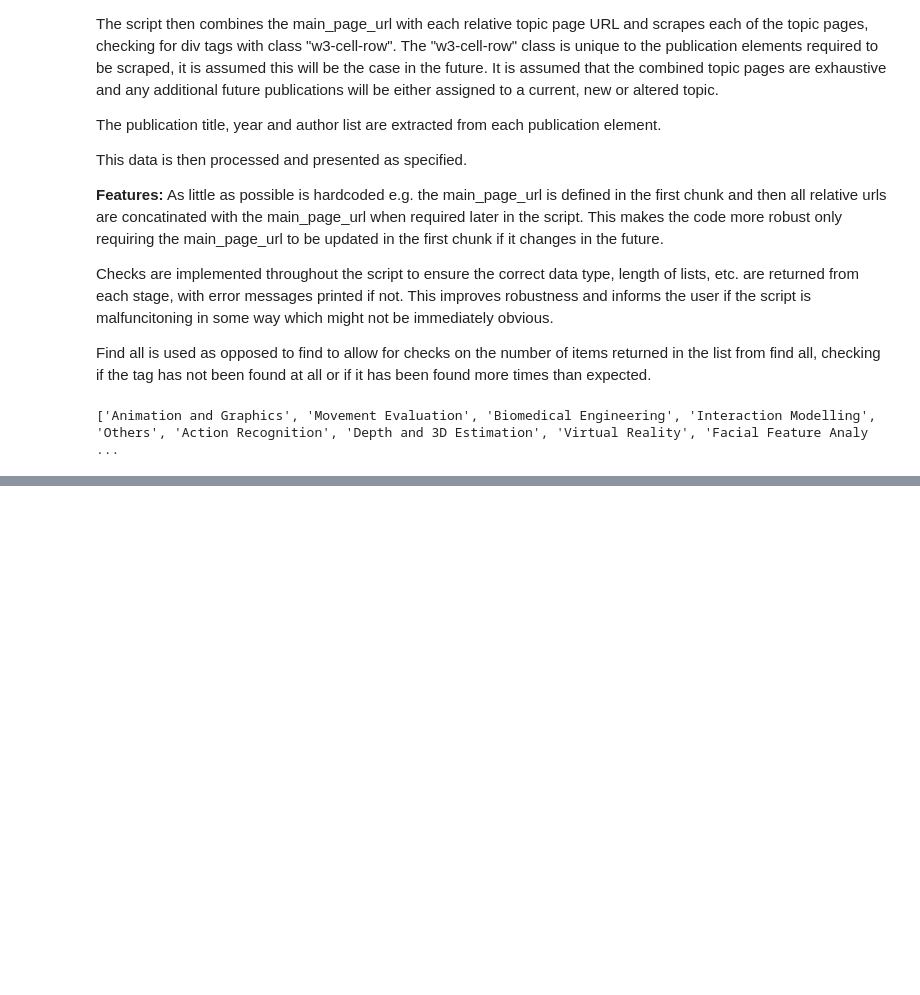
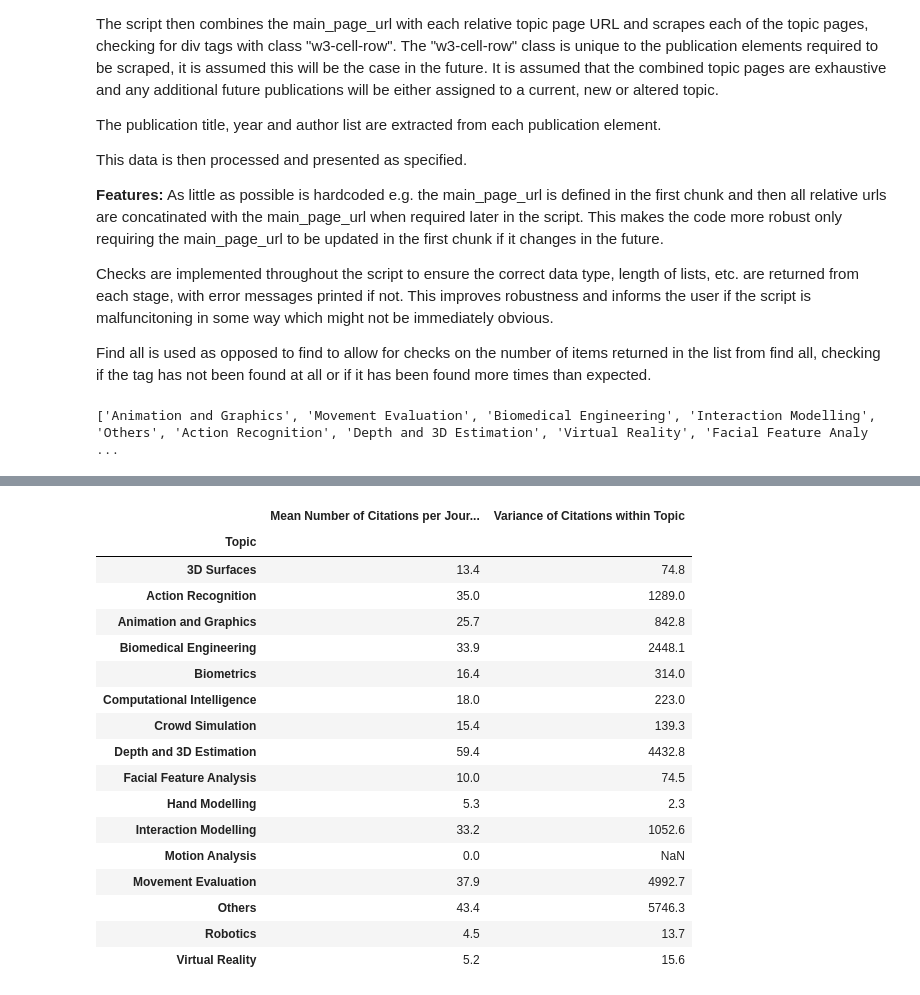
Before and after one commit to alasdair-breasley/pds-assignment, a Jupyter notebook: PDS_Assignment.ipynb, the cells around one changed output, grey strips where cells are left out. Drawn from its saved outputs; the diff is of its cells as text; code cells hidden in the pictures; blank space fills up the shorter version.

```diff
--- a/PDS_Assignment.ipynb
+++ b/PDS_Assignment.ipynb
@@ -466,0 +467,14 @@ print(journal_papers_dataframe)
+# %%
+# TODO: Work out what question means bt filtering for unique values because this doesn't make sense
+# when calculating grouped statistics
+
+# Remove rows with duplicate publication titles grouped by topic - currently none but more robust
+unique_journal_papers_dataframe_bytopic = journal_papers_dataframe.drop_duplicates(subset = ["Topic", "Publication Title"])
+
+# Remove rows with duplicate publication titles
+unique_journal_papers_dataframe = journal_papers_dataframe.drop_duplicates(subset = "Publication Title")
+
+# Convert Number of Citations and LDOR columns to integers in the relevant deduplicated vs deduplicated by group dataframes
+unique_journal_papers_dataframe_bytopic["Number of Citations"] = pd.to_numeric(unique_journal_papers_dataframe_bytopic["Number of Citations"], errors = "coerce")
+
+unique_journal_papers_dataframe["LDOR"] = pd.to_numeric(unique_journal_papers_dataframe["LDOR"], errors = "coerce")
@@ -466,0 +489,29 @@ print(journal_papers_dataframe)
+# %%
+# Create citations table
+citations_dataframe = unique_journal_papers_dataframe_bytopic.groupby("Topic")["Number of Citations"].agg(["mean", "var"])
+
+# Round mean and var columns to 1 decimal place
+citations_dataframe = citations_dataframe.round({"mean" : 1, "var" : 1})
+
+# Rename columns
+citations_dataframe.rename(columns = {"mean" : "Mean Number of Citations per Journal Paper",
+                                      "var" : "Variance of Citations within Topic"})
+# %% [output]
+|  | Mean Number of Citations per Jour... | Variance of Citations within Topic |
+| Topic |  |  |
+| 3D Surfaces | 13.4 | 74.8 |
+| Action Recognition | 35.0 | 1289.0 |
+| Animation and Graphics | 25.7 | 842.8 |
+| Biomedical Engineering | 33.9 | 2448.1 |
+| Biometrics | 16.4 | 314.0 |
+| Computational Intelligence | 18.0 | 223.0 |
+| Crowd Simulation | 15.4 | 139.3 |
+| Depth and 3D Estimation | 59.4 | 4432.8 |
+| Facial Feature Analysis | 10.0 | 74.5 |
+| Hand Modelling | 5.3 | 2.3 |
+| Interaction Modelling | 33.2 | 1052.6 |
+| Motion Analysis | 0.0 | NaN |
+| Movement Evaluation | 37.9 | 4992.7 |
+| Others | 43.4 | 5746.3 |
+| Robotics | 4.5 | 13.7 |
+| Virtual Reality | 5.2 | 15.6 |
```
Also changed, not shown: parts of 2 cells of this notebook.
